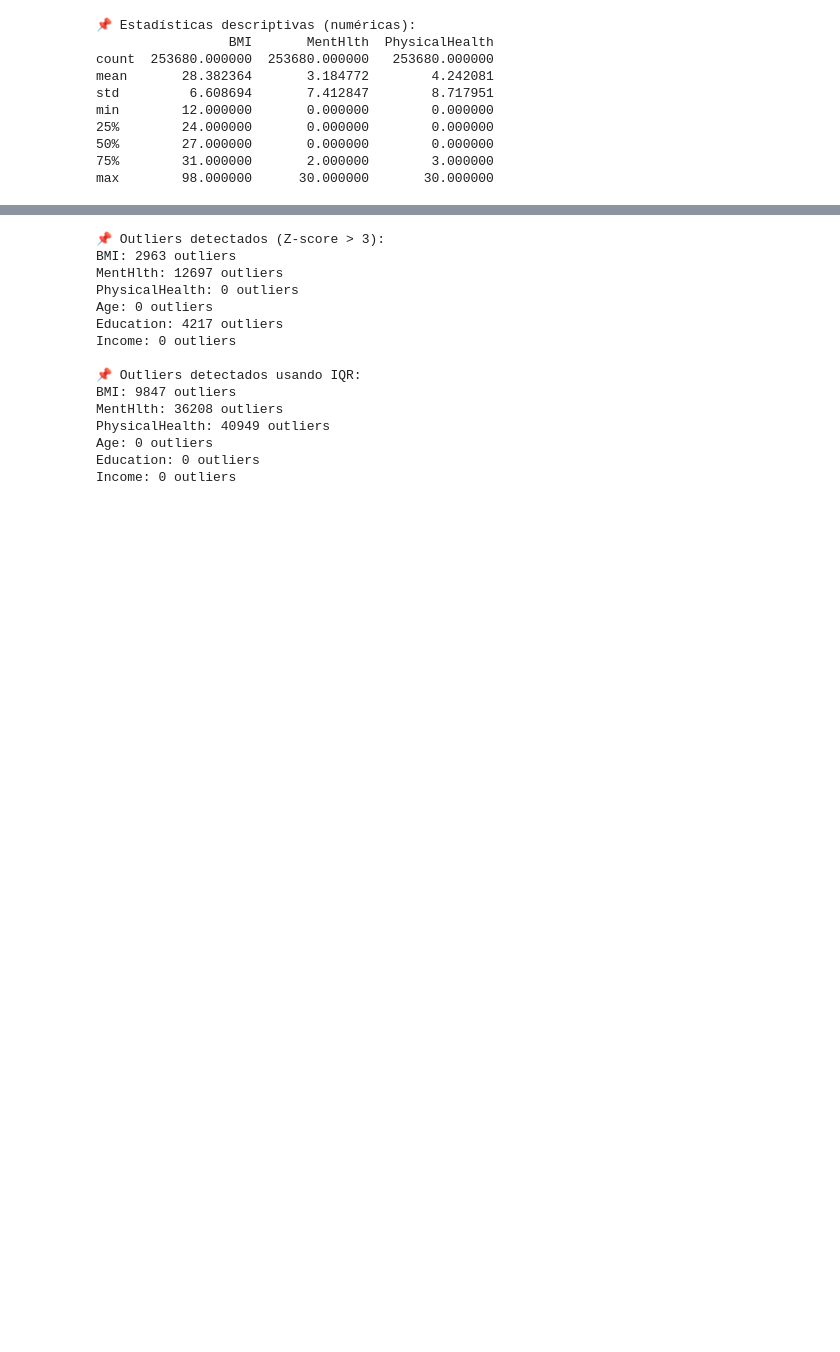
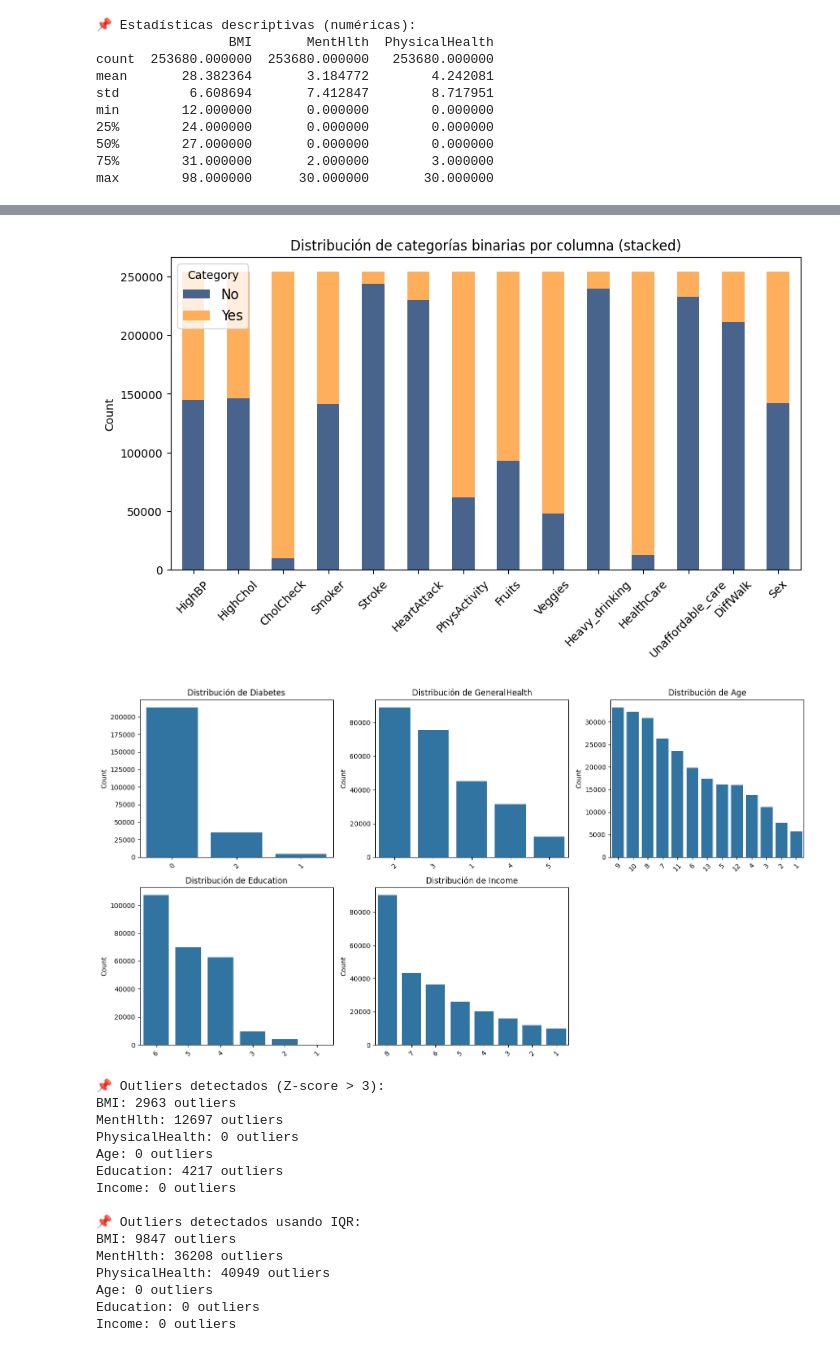
Before and after one commit to Juliahquintas/Master_Ass2_DataProcesses, a Jupyter notebook: code/code.ipynb, the cells around one changed output, grey strips where cells are left out. Cells and saved outputs as stored; diff of their text form; code cells hidden in the pictures; blank space fills up the shorter version.

```diff
--- a/code/code.ipynb
+++ b/code/code.ipynb
@@ -239,3 +210,46 @@ Name: proportion, dtype: float64
+# %%
+import matplotlib.pyplot as plt
+import pandas as pd
+import math
+
+# Separar columnas binarias (solo 2 categorías) y no binarias
+cols_binarias = [col for col in cols_categorical if df[col].nunique() == 2]
+cols_no_binarias = [col for col in cols_categorical if df[col].nunique() > 2]
+
+# --- Binarias: stacked bar plot ---
+cat_counts = pd.DataFrame({col: df[col].value_counts() for col in cols_binarias}).T.fillna(0)
+cat_counts.plot(kind="bar", stacked=True, figsize=(10,5), color = ["#48648c", "#ffae5c"])
+plt.ylabel("Count")
+plt.xticks(rotation=45)
+plt.title("Distribución de categorías binarias por columna (stacked)")
+plt.legend(labels=['No', 'Yes'], title='Category', fontsize=12, title_fontsize=10)
+plt.show()
+
+
+# Número de columnas no binarias
+n_cols = len(cols_no_binarias)
+cols_por_fila = 3
+n_filas = math.ceil(n_cols / cols_por_fila)
+
+# Crear la figura y los ejes
+fig, axes = plt.subplots(n_filas, cols_por_fila, figsize=(5*cols_por_fila, 4*n_filas))
+axes = axes.flatten()  # para iterar fácilmente
+
+for i, col in enumerate(cols_no_binarias):
+    sns.countplot(data=df, x=col, order=df[col].value_counts().index, ax=axes[i])
+    axes[i].set_title(f"Distribución de {col}")
+    axes[i].set_ylabel("Count")
+    axes[i].set_xlabel("")
+    axes[i].tick_params(axis='x', rotation=45)
+
+for j in range(i+1, len(axes)):
+    axes[j].set_visible(False)
+
+plt.tight_layout()
+plt.show()
+# %% [output]
+[figure, added]
+[figure, added]
 # %%
 from scipy import stats
 import numpy as np
```
Also changed, not shown: parts of 4 cells of this notebook.
